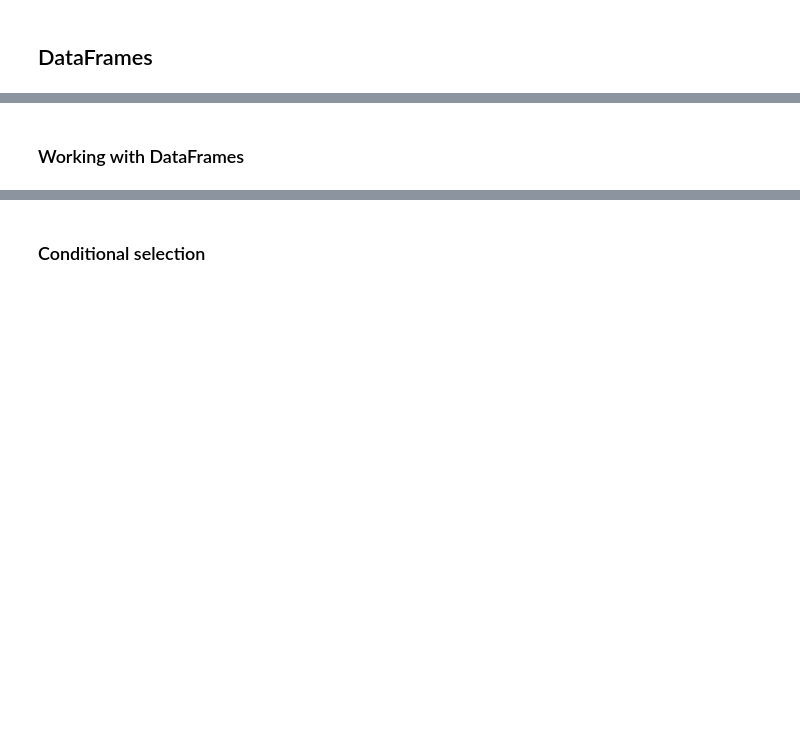
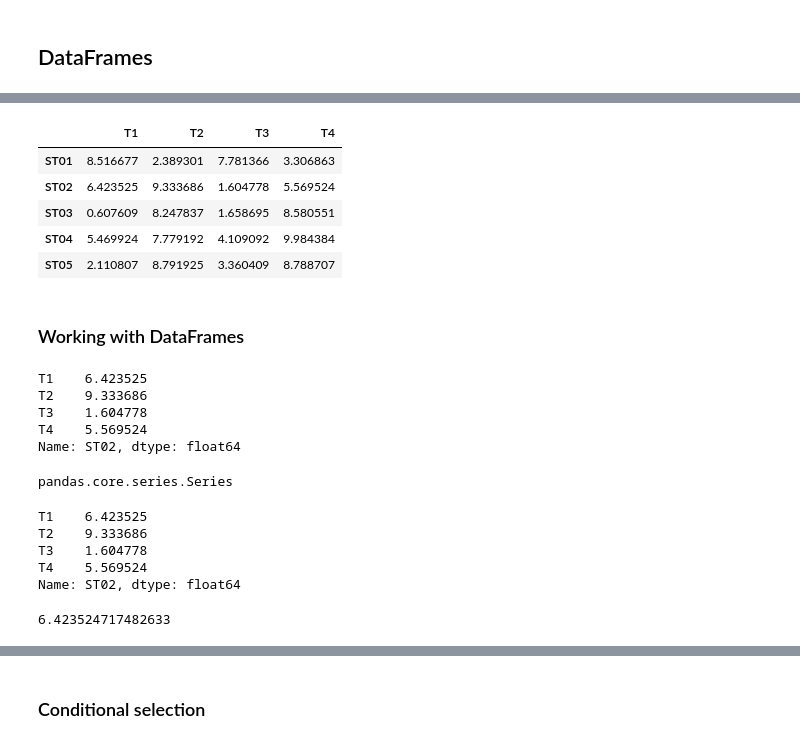
Before and after one commit to vtlscin/Curso_Python, a Jupyter notebook: Aula_04.01_Pandas.ipynb, the cells around one changed output, grey strips where cells are left out. Saved outputs shown, nothing was run; the diff lists cells and outputs as text; code cells hidden in the pictures; blank space fills up the shorter version.

```diff
--- a/Aula_04.01_Pandas.ipynb
+++ b/Aula_04.01_Pandas.ipynb
@@ -94,15 +229,38 @@ df
 # %%
-df.drop(['avg', 'another_avg'], axis=1)
+df = df.drop(['avg', 'another_avg'], axis=1)
 df
+# %% [output]
+|  | T1 | T2 | T3 | T4 |
+| ST01 | 8.516677 | 2.389301 | 7.781366 | 3.306863 |
+| ST02 | 6.423525 | 9.333686 | 1.604778 | 5.569524 |
+| ST03 | 0.607609 | 8.247837 | 1.658695 | 8.580551 |
+| ST04 | 5.469924 | 7.779192 | 4.109092 | 9.984384 |
+| ST05 | 2.110807 | 8.791925 | 3.360409 | 8.788707 |
 # %% [markdown]
 ### Working with DataFrames
 # %%
 st02 = df.loc['ST02']
 st02
+# %% [output]
+T1    6.423525
+T2    9.333686
+T3    1.604778
+T4    5.569524
+Name: ST02, dtype: float64
 # %%
 type(st02)
+# %% [output]
+pandas.core.series.Series
 # %%
 df.iloc[1]
+# %% [output]
+T1    6.423525
+T2    9.333686
+T3    1.604778
+T4    5.569524
+Name: ST02, dtype: float64
 # %%
 df.loc['ST02']['T1']
+# %% [output]
+6.423524717482633
 # %%
```
Also changed, not shown: parts of 85 cells of this notebook, 1 other file.
